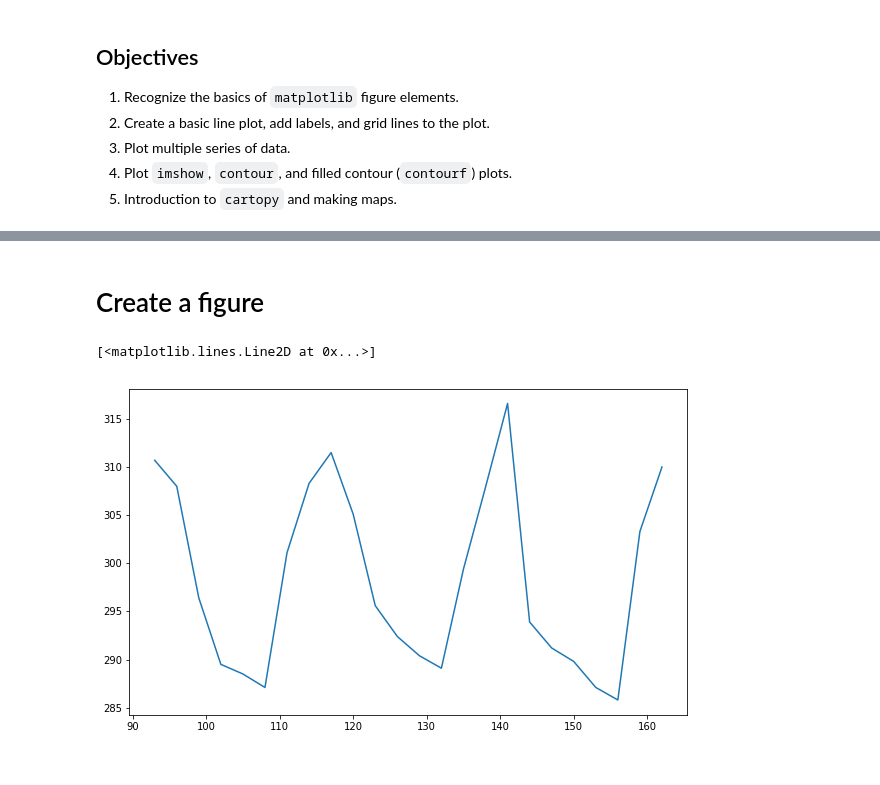
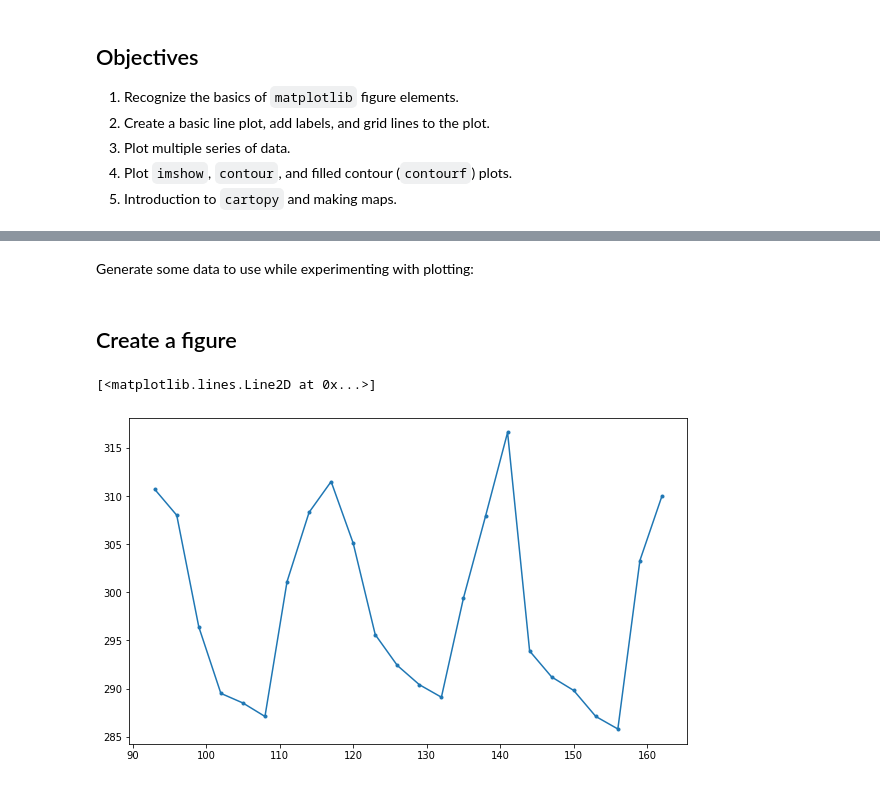
Before and after one commit to ncar-hackathons/hands-on-examples, a Jupyter notebook: presentations/visualization-I.ipynb, the cells around one changed output, grey strips where cells are left out. Drawn from its saved outputs; the diff is of its cells as text; code cells hidden in the pictures.

```diff
--- a/presentations/visualization-I.ipynb
+++ b/presentations/visualization-I.ipynb
@@ -34,3 +39,8 @@ Generate some data to use while experimenting with plotting:
+# %%
+import matplotlib
+matplotlib.rcParams['figure.facecolor'] = 'white'
+# %% [markdown]
+Generate some data to use while experimenting with plotting:
 # %%
 times = np.array([ 93.,  96.,  99., 102., 105., 108., 111., 114., 117.,
                   120., 123., 126., 129., 132., 135., 138., 141., 144.,
@@ -39,15 +49,15 @@ temps = np.array([310.7, 308.0, 296.4, 289.5, 288.5, 287.1, 301.1, 308.3,
                   311.5, 305.1, 295.6, 292.4, 290.4, 289.1, 299.4, 307.9,
                   316.6, 293.9, 291.2, 289.8, 287.1, 285.8, 303.3, 310.])
 # %% [markdown]
-# Create a figure
+## Create a figure
 # %%
 fig = plt.figure(figsize=(10, 6))
 
-# Ask, out of a 1x1 grid, the first axes.
-ax = fig.add_subplot(1, 1, 1)
+# get the first axis in a 1x1 grid of axes
+ax = fig.add_subplot(1, 1, 1) #nrows=1, ncols=1, index=1)
 
-# Plot times as x-variable and temperatures as y-variable
-ax.plot(times, temps)
+# Plot a dotted line with x=time and y=temps
+ax.plot(times, temps, '.-')
 # %% [output]
 [<matplotlib.lines.Line2D at 0x...>]
-[figure, old version]
+[figure, new version]
```
Also changed, not shown: parts of 39 cells of this notebook, 5 other files.
